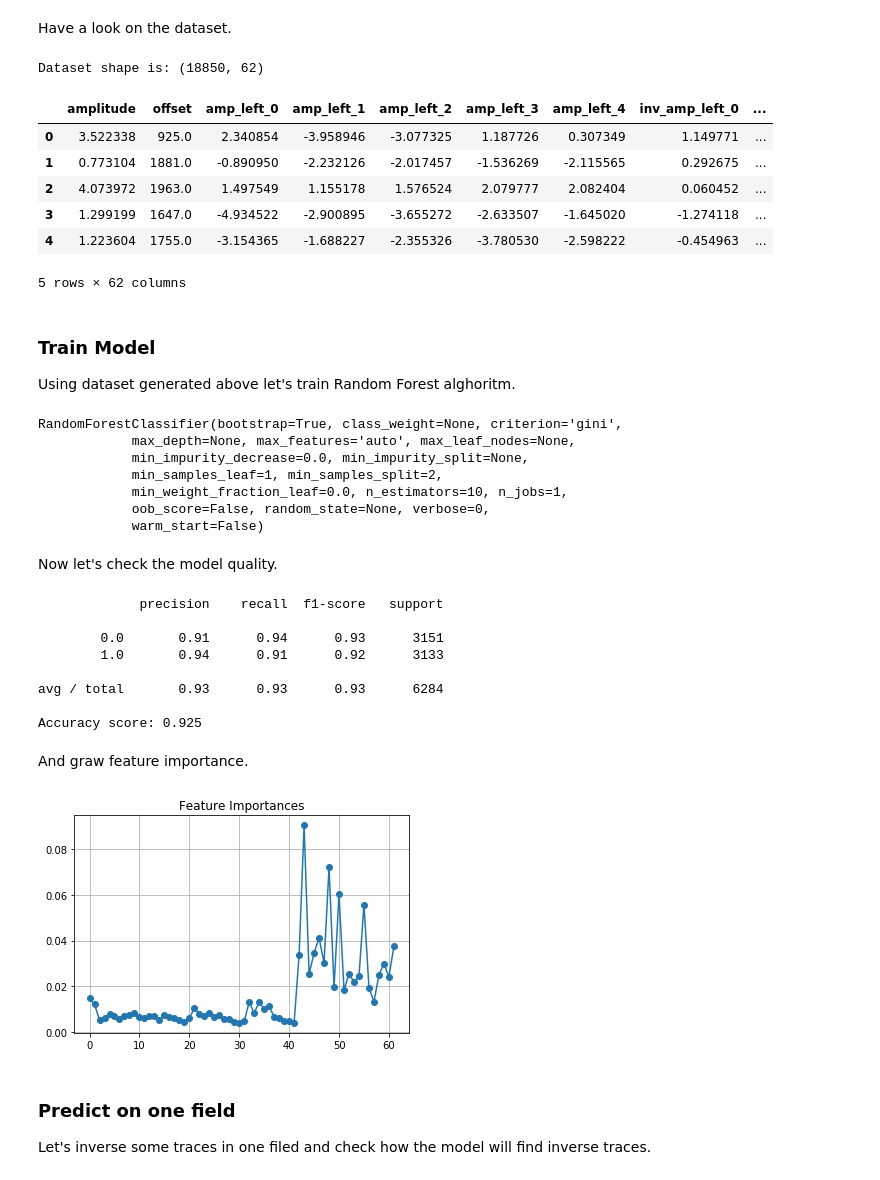
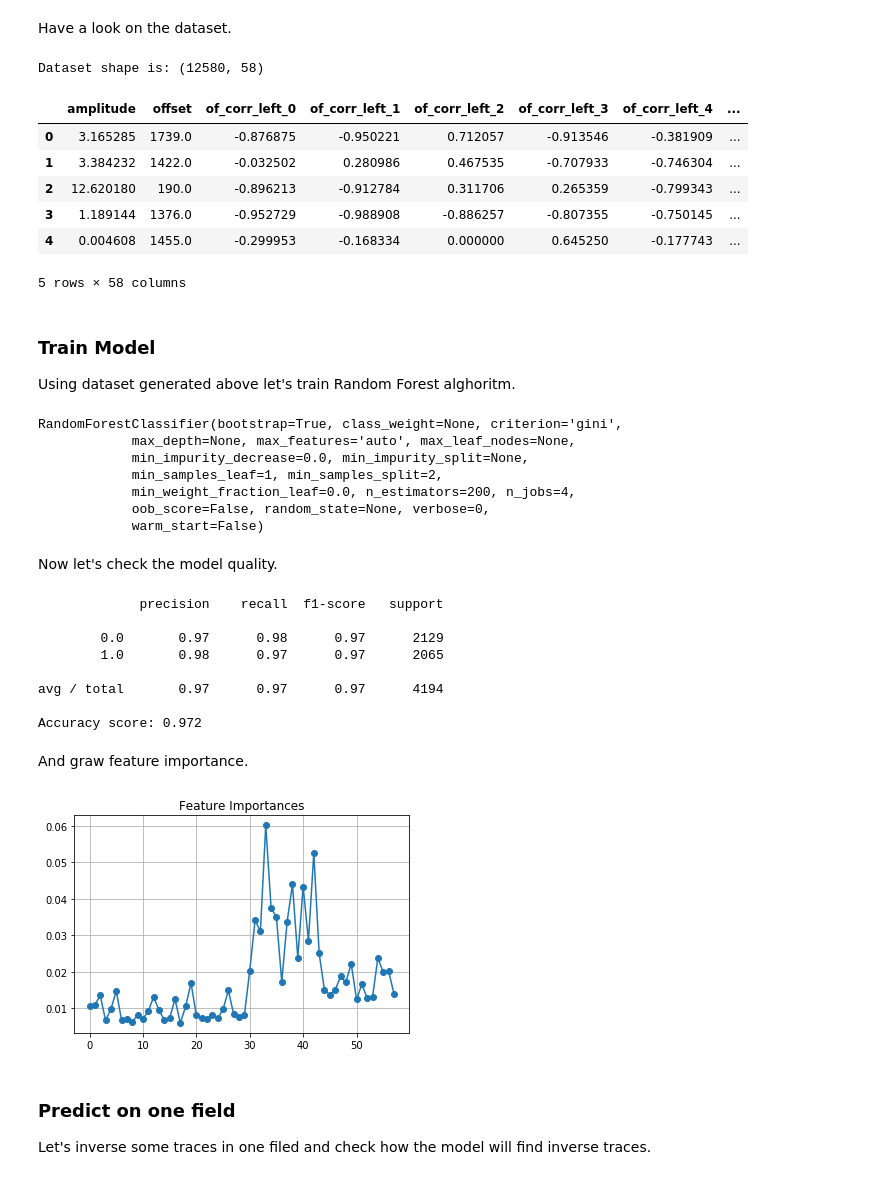
Before and after one commit to learnserd/SeismicPro, a Jupyter notebook: models/Inverse_traces/find_inverse_traces.ipynb, the cells around one changed output. Cells and saved outputs as stored; diff of their text form; code cells hidden in the pictures.

Commit message:
update find inverse

```diff
--- a/models/Inverse_traces/find_inverse_traces.ipynb
+++ b/models/Inverse_traces/find_inverse_traces.ipynb
@@ -37,9 +40,10 @@ from inverse_batch import InverseBatch
 
 Firstly have a look on the data. Let's draw some of traces and try to guess the inverse trace.
 # %%
-path_raw = '/notebooks/egor/FB/Pal/Pal_Flatiron_1k.sgy'
+path_raw = '/raw/path/'
+markup_path = '/markup/path/'
 
-index = (FieldIndex(name='raw', path=path_raw, extra_headers=['offset']))
+index = (FieldIndex(name='raw', path=path_raw, extra_headers=['offset'], markup_path=markup_path))
 
 batch = (Dataset(index, InverseBatch).p
          .load(components='raw', fmt='segy')
@@ -65,18 +69,18 @@ Inverse trace is 614.
 # %% [markdown]
 Firstly we load pretrained first break piking model.
 # %%
-model_path = '/notebooks/kalashnikov/geolog/models/First_break_picking/picks_modelUNet_ker5.dill'
+model_path = '/model/path/'
 
-model_ppl = Pipeline().init_model('dynamic', TorchModel, 'my_model',
+model_ppl = Pipeline().init_model('dynamic', UNet, 'my_model',
                             config={'load' : {'path' : model_path},
-                                    'build': False})
+                                    'build': False, 'device': 'cuda'})
 
 model = model_ppl.get_model_by_name('my_model').model
 # %% [markdown]
 Define pipeline and generate the dataset.
 # %%
-N_NEIGH = 5
-SIZE = 30
+N_NEIGH = 7
+SIZE = 20
 
 def f(a):
     return (a - a.mean())/a.std()
@@ -85,7 +89,8 @@ ppl = (Dataset(index, InverseBatch).p
          .load(components='raw', fmt='segy')
          .init_variable('diff', init_on_each_run=list)
          .apply_transform(f, src='raw')
-         .generate_inverse_dataset(model, num_neig=N_NEIGH, src='raw', size=SIZE, dst='diff')
+         .generate_inverse_dataset(model, num_neig=N_NEIGH, src='raw',
+                                   size=SIZE, dst='diff')
          .update_variable('diff', B('diff'), mode='e')
         )
 # %% [markdown]
@@ -109,36 +111,35 @@ Wall time: 6min 54s
 Have a look on the dataset.
 # %%
 gen_name = lambda name, n: [name + '_{}'.format(i) for i in range(n)]
-columns = ['amplitude', 'offset', *gen_name('amp_left', N_NEIGH), *gen_name('inv_amp_left', N_NEIGH),
-           *gen_name('amp_right', N_NEIGH), *gen_name('inv_amp_right', N_NEIGH),
-           *gen_name('diff_pred_left', N_NEIGH), *gen_name('inv_diff_pred_left', N_NEIGH),
-           *gen_name('diff_pred_right', N_NEIGH), *gen_name('inv_diff_pred_right', N_NEIGH),
-           *gen_name('corr_left', N_NEIGH), *gen_name('corr_right', N_NEIGH),
+columns = ['amplitude', 'offset', *gen_name('of_corr_left', N_NEIGH),
+           *gen_name('of_corr_right', N_NEIGH), *gen_name('of_inv_corr_left', N_NEIGH),
+           *gen_name('of_inv_corr_right', N_NEIGH), *gen_name('corr_left', N_NEIGH),
+           *gen_name('corr_right', N_NEIGH),
            *gen_name('inv_corr_left', N_NEIGH), *gen_name('inv_corr_right', N_NEIGH)]
 df = pd.DataFrame(X_train, columns=columns)
 print('Dataset shape is: {}\n'.format(df.shape))
 df.head()
 # %% [output]
-Dataset shape is: (18850, 62)
+Dataset shape is: (12580, 58)
-|  | amplitude | offset | amp_left_0 | amp_left_1 | amp_left_2 | amp_left_3 | amp_left_4 | inv_amp_left_0 | ... |
-| 0 | 3.522338 | 925.0 | 2.340854 | -3.958946 | -3.077325 | 1.187726 | 0.307349 | 1.149771 | ... |
-| 1 | 0.773104 | 1881.0 | -0.890950 | -2.232126 | -2.017457 | -1.536269 | -2.115565 | 0.292675 | ... |
-| 2 | 4.073972 | 1963.0 | 1.497549 | 1.155178 | 1.576524 | 2.079777 | 2.082404 | 0.060452 | ... |
-| 3 | 1.299199 | 1647.0 | -4.934522 | -2.900895 | -3.655272 | -2.633507 | -1.645020 | -1.274118 | ... |
-| 4 | 1.223604 | 1755.0 | -3.154365 | -1.688227 | -2.355326 | -3.780530 | -2.598222 | -0.454963 | ... |
+|  | amplitude | offset | of_corr_left_0 | of_corr_left_1 | of_corr_left_2 | of_corr_left_3 | of_corr_left_4 | ... |
+| 0 | 3.165285 | 1739.0 | -0.876875 | -0.950221 | 0.712057 | -0.913546 | -0.381909 | ... |
+| 1 | 3.384232 | 1422.0 | -0.032502 | 0.280986 | 0.467535 | -0.707933 | -0.746304 | ... |
+| 2 | 12.620180 | 190.0 | -0.896213 | -0.912784 | 0.311706 | 0.265359 | -0.799343 | ... |
+| 3 | 1.189144 | 1376.0 | -0.952729 | -0.988908 | -0.886257 | -0.807355 | -0.750145 | ... |
+| 4 | 0.004608 | 1455.0 | -0.299953 | -0.168334 | 0.000000 | 0.645250 | -0.177743 | ... |
-5 rows × 62 columns
+5 rows × 58 columns
 # %% [markdown]
 ### Train Model
 Using dataset generated above let's train Random Forest alghoritm.
 # %%
-tree = RandomForestClassifier()
+tree = RandomForestClassifier(n_estimators=200, n_jobs=4)
 tree.fit(X_train, y_train)
 # %% [output]
 RandomForestClassifier(bootstrap=True, class_weight=None, criterion='gini',
             max_depth=None, max_features='auto', max_leaf_nodes=None,
             min_impurity_decrease=0.0, min_impurity_split=None,
             min_samples_leaf=1, min_samples_split=2,
-            min_weight_fraction_leaf=0.0, n_estimators=10, n_jobs=1,
+            min_weight_fraction_leaf=0.0, n_estimators=200, n_jobs=4,
             oob_score=False, random_state=None, verbose=0,
             warm_start=False)
 # %% [markdown]
@@ -150,20 +151,21 @@ print('Accuracy score: {:.3}'.format(accuracy_score(y_test, pred)))
 # %% [output]
              precision    recall  f1-score   support
 
-        0.0       0.91      0.94      0.93      3151
-        1.0       0.94      0.91      0.92      3133
+        0.0       0.97      0.98      0.97      2129
+        1.0       0.98      0.97      0.97      2065
 
-avg / total       0.93      0.93      0.93      6284
+avg / total       0.97      0.97      0.97      4194
 
-Accuracy score: 0.925
+Accuracy score: 0.972
 # %% [markdown]
 And graw feature importance.
 # %%
 plt.title('Feature Importances')
-plt.plot(range(len(tree.feature_importances_)), tree.feature_importances_, marker='o')
+plt.plot(range(len(tree.feature_importances_)),
+         tree.feature_importances_, marker='o')
 plt.grid()
 # %% [output]
-[figure, old version]
+[figure, new version]
 # %% [markdown]
 ### Predict on one field
 
```
Also changed, not shown: parts of 6 cells of this notebook.
